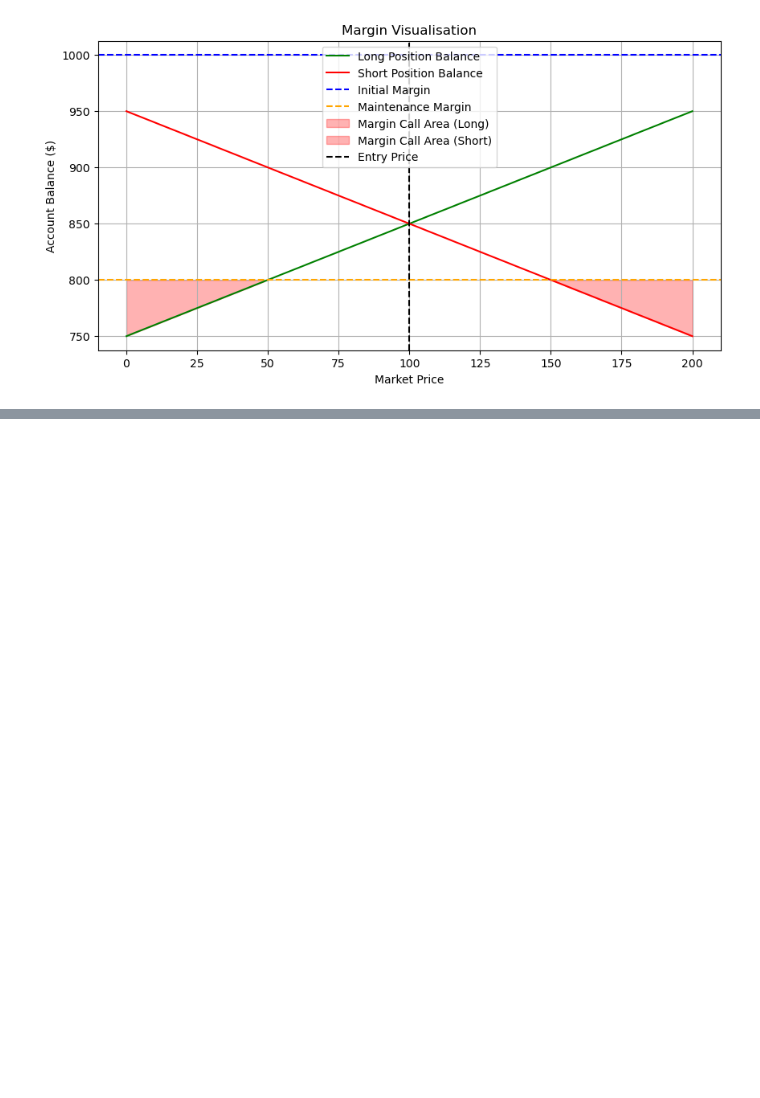
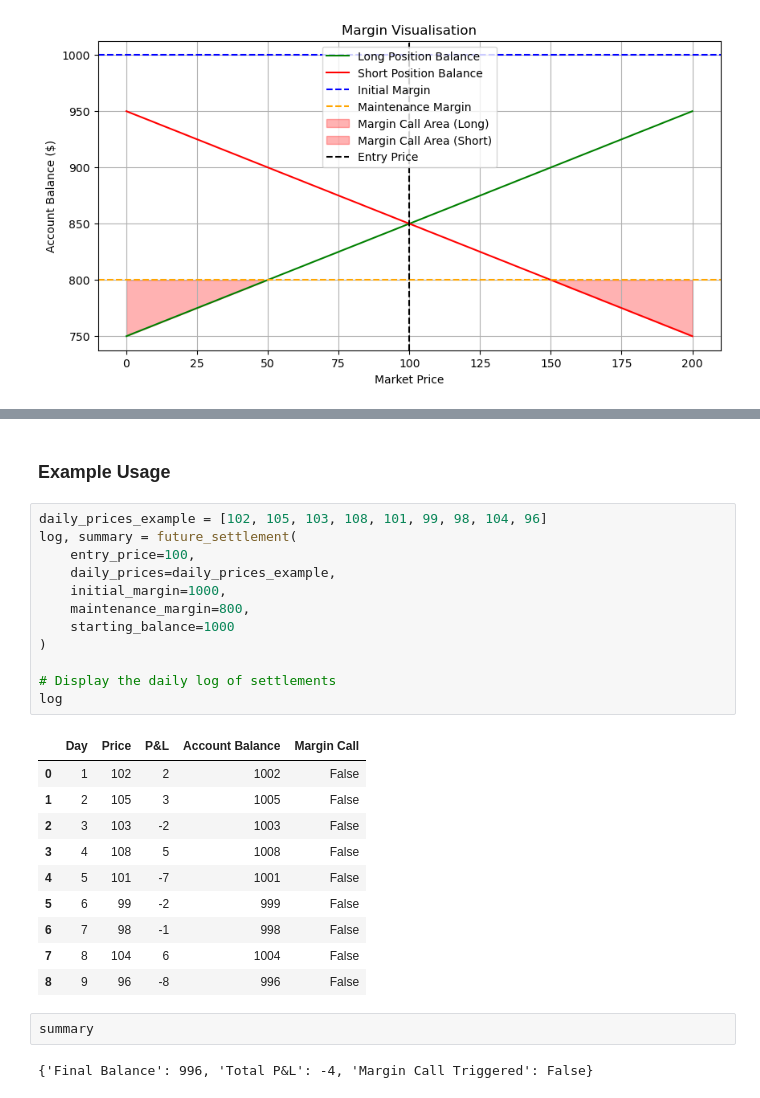
Before and after one commit to liuxy123321/Options-Trading-Projects, a Jupyter notebook: notebooks/Chapter_1_Financial_Contracts.ipynb, the cells around one changed output, grey strips where cells are left out. Drawn from its saved outputs; the diff is of its cells as text; blank space fills up the shorter version.

```diff
--- a/notebooks/Chapter_1_Financial_Contracts.ipynb
+++ b/notebooks/Chapter_1_Financial_Contracts.ipynb
@@ -153,0 +233,29 @@ margin_visualisation(entry_price=100, initial_margin=1000, maintenance_margin=80
+# %% [markdown]
+### **Example Usage**
+# %%
+daily_prices_example = [102, 105, 103, 108, 101, 99, 98, 104, 96]
+log, summary = future_settlement(
+    entry_price=100,
+    daily_prices=daily_prices_example,
+    initial_margin=1000,
+    maintenance_margin=800,
+    starting_balance=1000
+)
+
+# Display the daily log of settlements
+log
+# %% [output]
+|  | Day | Price | P&L | Account Balance | Margin Call |
+| 0 | 1 | 102 | 2 | 1002 | False |
+| 1 | 2 | 105 | 3 | 1005 | False |
+| 2 | 3 | 103 | -2 | 1003 | False |
+| 3 | 4 | 108 | 5 | 1008 | False |
+| 4 | 5 | 101 | -7 | 1001 | False |
+| 5 | 6 | 99 | -2 | 999 | False |
+| 6 | 7 | 98 | -1 | 998 | False |
+| 7 | 8 | 104 | 6 | 1004 | False |
+| 8 | 9 | 96 | -8 | 996 | False |
+# %%
+summary
+# %% [output]
+{'Final Balance': 996, 'Total P&L': -4, 'Margin Call Triggered': False}
```
Also changed, not shown: parts of 12 cells of this notebook.
